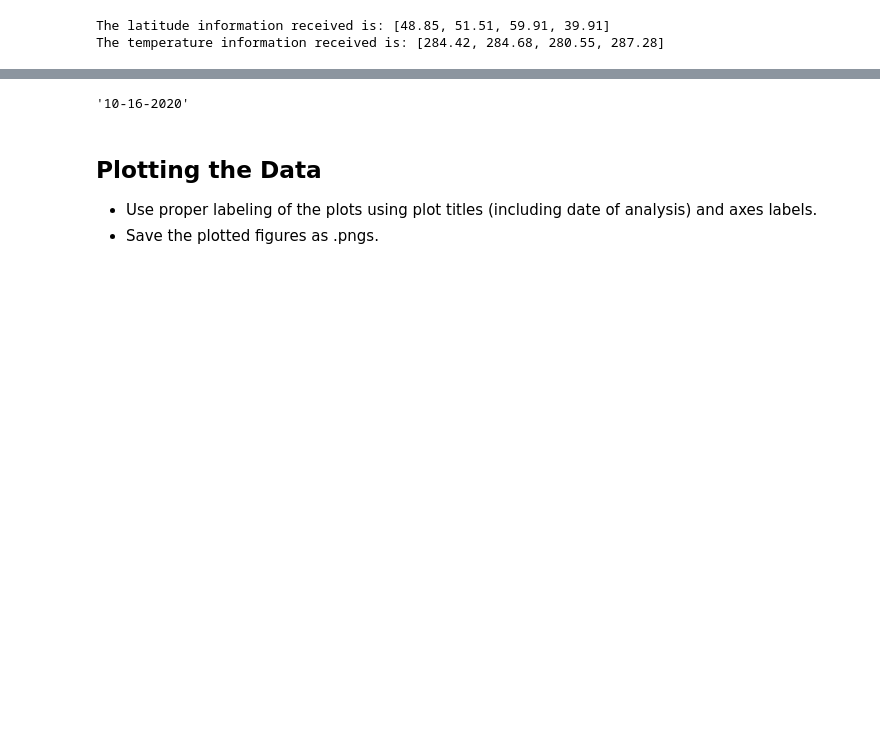
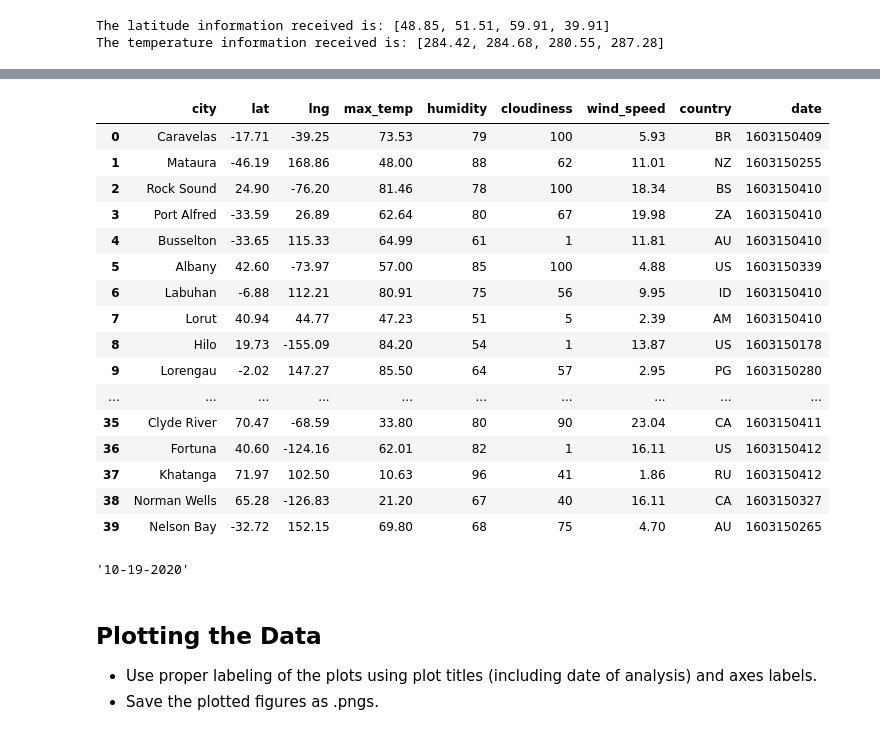
Before and after one commit to jtslater2/JTS-HW6-PythonAPI, a Jupyter notebook: WeatherPy/WeatherPy-jts.ipynb, the cells around one changed output, grey strips where cells are left out. Saved outputs shown, nothing was run; the diff lists cells and outputs as text; code cells hidden in the pictures; blank space fills up the shorter version.

```diff
--- a/WeatherPy/WeatherPy-jts.ipynb
+++ b/WeatherPy/WeatherPy-jts.ipynb
@@ -280,3 +373,23 @@ not found
+# %%
+weather_data.head(40)
+# %% [output]
+|  | city | lat | lng | max_temp | humidity | cloudiness | wind_speed | country | date |
+| 0 | Caravelas | -17.71 | -39.25 | 73.53 | 79 | 100 | 5.93 | BR | 1603150409 |
+| 1 | Mataura | -46.19 | 168.86 | 48.00 | 88 | 62 | 11.01 | NZ | 1603150255 |
+| 2 | Rock Sound | 24.90 | -76.20 | 81.46 | 78 | 100 | 18.34 | BS | 1603150410 |
+| 3 | Port Alfred | -33.59 | 26.89 | 62.64 | 80 | 67 | 19.98 | ZA | 1603150410 |
+| 4 | Busselton | -33.65 | 115.33 | 64.99 | 61 | 1 | 11.81 | AU | 1603150410 |
+| 5 | Albany | 42.60 | -73.97 | 57.00 | 85 | 100 | 4.88 | US | 1603150339 |
+| 6 | Labuhan | -6.88 | 112.21 | 80.91 | 75 | 56 | 9.95 | ID | 1603150410 |
+| 7 | Lorut | 40.94 | 44.77 | 47.23 | 51 | 5 | 2.39 | AM | 1603150410 |
+| 8 | Hilo | 19.73 | -155.09 | 84.20 | 54 | 1 | 13.87 | US | 1603150178 |
+| 9 | Lorengau | -2.02 | 147.27 | 85.50 | 64 | 57 | 2.95 | PG | 1603150280 |
+| ... | ... | ... | ... | ... | ... | ... | ... | ... | ... |
+| 35 | Clyde River | 70.47 | -68.59 | 33.80 | 80 | 90 | 23.04 | CA | 1603150411 |
+| 36 | Fortuna | 40.60 | -124.16 | 62.01 | 82 | 1 | 16.11 | US | 1603150412 |
+| 37 | Khatanga | 71.97 | 102.50 | 10.63 | 96 | 41 | 1.86 | RU | 1603150412 |
+| 38 | Norman Wells | 65.28 | -126.83 | 21.20 | 67 | 40 | 16.11 | CA | 1603150327 |
+| 39 | Nelson Bay | -32.72 | 152.15 | 69.80 | 68 | 75 | 4.70 | AU | 1603150265 |
 # %%
 # Build a scatter plot for each data type
 #plt.scatter(weather_data["lat"], weather_data["temp"], marker="o")
@@ -322,17 +435,17 @@ weather_data.head()
 
 import datetime
 #timestamp = datetime.datetime.fromtimestamp(iloc.weather_data['date':0])
+chartdate = []
 
+#s = weather_data["date"]
 
-s = weather_data["date"]
+#s[2]
 
-s[2]
-
-timestamp = datetime.datetime.fromtimestamp(s[0])
+#timestamp = datetime.datetime.fromtimestamp(s[0])
 chartdate = (timestamp.strftime('%m-%d-%Y'))
 chartdate
 # %% [output]
-'10-16-2020'
+'10-19-2020'
 # %% [markdown]
 ## Plotting the Data
 * Use proper labeling of the plots using plot titles (including date of analysis) and axes labels.
```
Also changed, not shown: parts of 6 cells of this notebook.
